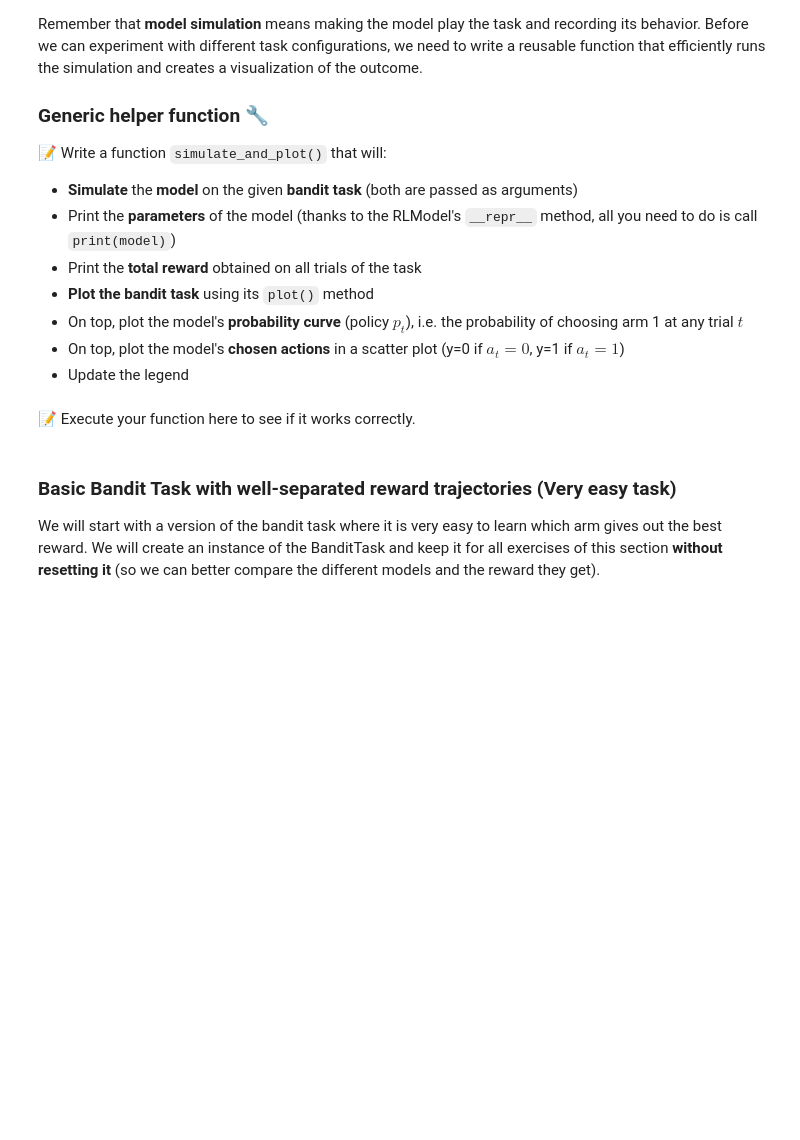
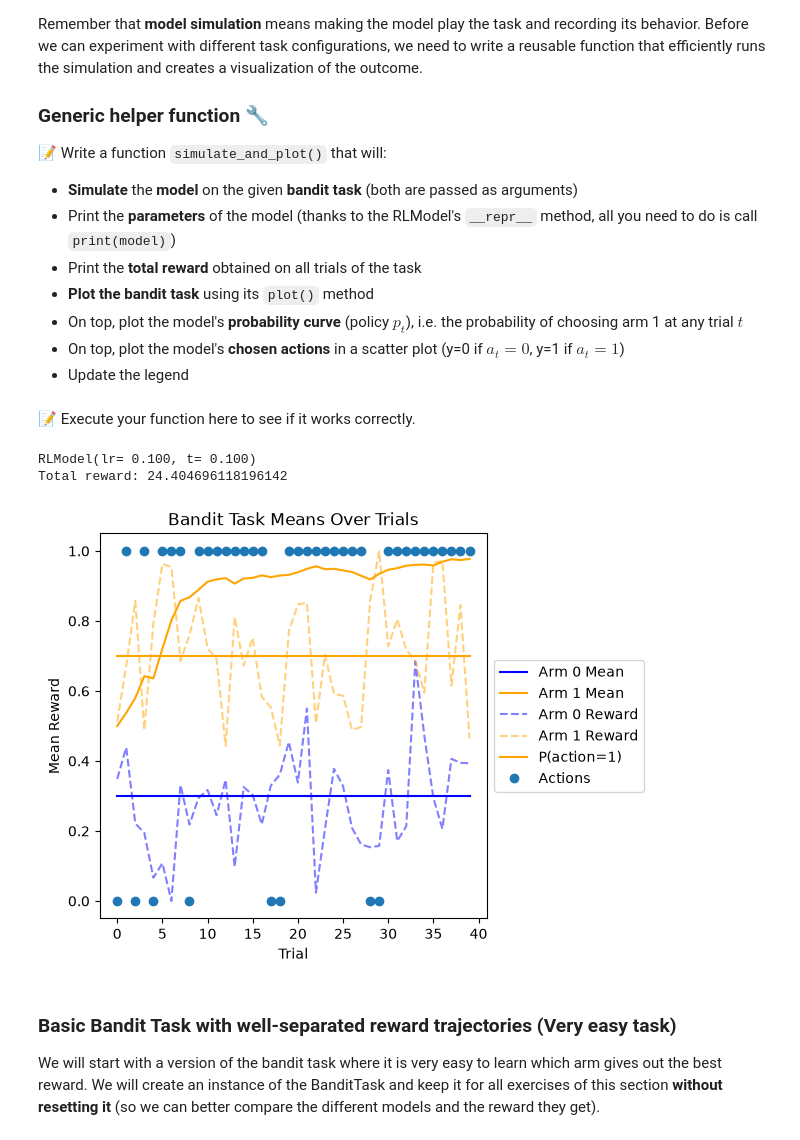
Before and after one commit to easiryne/cognitive-modeling-lab, a Jupyter notebook: TD_4/td4_notebook.ipynb, the cells around one changed output. Cells and saved outputs as stored; diff of their text form; code cells hidden in the pictures; blank space fills up the shorter version.

```diff
--- a/TD_4/td4_notebook.ipynb
+++ b/TD_4/td4_notebook.ipynb
@@ -172,7 +193,7 @@ class RLModel:
         # Complete this method (exercise A) - READ THE INSTRUCTION BELOW
         np.seterr(over='ignore') # Silence the numerical overflow warnings, because NumPy already handles them
         ############################################################
-        prob = ... # Use the softmax rule to compute the probability of choosing action 1
+        prob = 1 / (1 + np.exp(-(self.q_values[1] - self.q_values[0]) / self.temperature)) # Use the softmax rule to compute the probability of choosing action 1
 
         ############################################################
         np.seterr(over='warn') # Restore warnings
@@ -181,7 +202,7 @@ class RLModel:
     def update(self, action: int, reward: float):
         # Write this method (exercise B) - READ THE INSTRUCTION BELOW
         ############################################################
-        ... # Update the q_value of the model for the action that was chosen (TD rule)
+        self.q_values[action] += self.learning_rate * (reward - self.q_values[action]) # Update the q_value of the model for the action that was chosen (TD rule)
 
         ############################################################
         # No need to return anything
@@ -196,16 +217,16 @@ class RLModel:
         for trial_rewards in bandit_task:
             # Note: trial_rewards is an array of shape (2,) containing the rewards of the two arms on each trial
             ############################################################
-            prob = ... # Compute the probability of the model choosing action 1 (what method does this again?)
-            action = ... # Choose an action according to the probability (you can use a binomial distribution)
-            reward = ... # What reward is gained if we use this action?
+            prob = self.policy() # Compute the probability of the model choosing action 1
+            action = np.random.binomial(1, prob) # Choose an action according to the probability (you can use a binomial distribution)
+            reward = trial_rewards[action] # What reward is gained if we use this action?
 
-            ... # Update the model with the information gained in this trial
+            self.update(action, reward) # Update the model with the information gained in this trial
 
             # Update the history of actions, probabilities and rewards
             actions.append(action)
-            ... # fill this
-            ... # fill this
+            probs.append(prob)
+            rewards.append(reward)
             ###########################################################
 
         # To return the history, we transform actions, probs and rewards into NumPy arrays
@@ -287,20 +314,24 @@ Remember that **model simulation** means making the model play the task and reco
 - Update the legend
 # %%
 def simulate_and_plot(model: RLModel, task: BanditTask):
-    actions, probs, rewards = ..., ..., ... # Simulate the model given as an argument
-    ... # Print model parameters
-    ... # Print total reward
-    ... # Plot the task
-    ... # Plot the model's probabilities over all trials
-    ... # Plot the model's actions over all trials
-    ... # Extra plot formatting
+    actions, probs, rewards = model.simulate(task)  # Simulate the model given as an argument
+    print(model) # Print model parameters
+    print(f"Total reward: {sum(rewards)}") # Print total reward
+    task.plot() # Plot the task
+    plt.plot(probs, label="P(action=1)", color='orange') # Plot the model's probabilities over all trials
+    plt.plot(actions, 'o', label="Actions") # Plot the model's actions over all trials
+    plt.legend(loc='center left', bbox_to_anchor=(1, 0.5))
 # %% [markdown]
 📝 Execute your function here to see if it works correctly.
 # %%
-test_task = ... # Instantiate a bandit task (anything you want)
-test_model = ... # Instantiate the model (with parameters of your choice)
+test_task = BanditTask(init_0=0.3, init_1=0.7, std=0.15, n_trials=40) # Instantiate a bandit task (anything you want)
+test_model = RLModel(0.1, 0.1) # Instantiate the model (with parameters of your choice)
 
 simulate_and_plot(test_model, test_task)
+# %% [output]
+RLModel(lr= 0.100, t= 0.100)
+Total reward: 24.404696118196142
+[figure, added]
 # %% [markdown]
 ### Basic Bandit Task with well-separated reward trajectories (Very easy task)
 We will start with a version of the bandit task where it is very easy to learn which arm gives out the best reward. We will create an instance of the BanditTask and keep it for all exercises of this section **without resetting it** (so we can better compare the different models and the reward they get).
```
Also changed, not shown: parts of 32 cells of this notebook.
